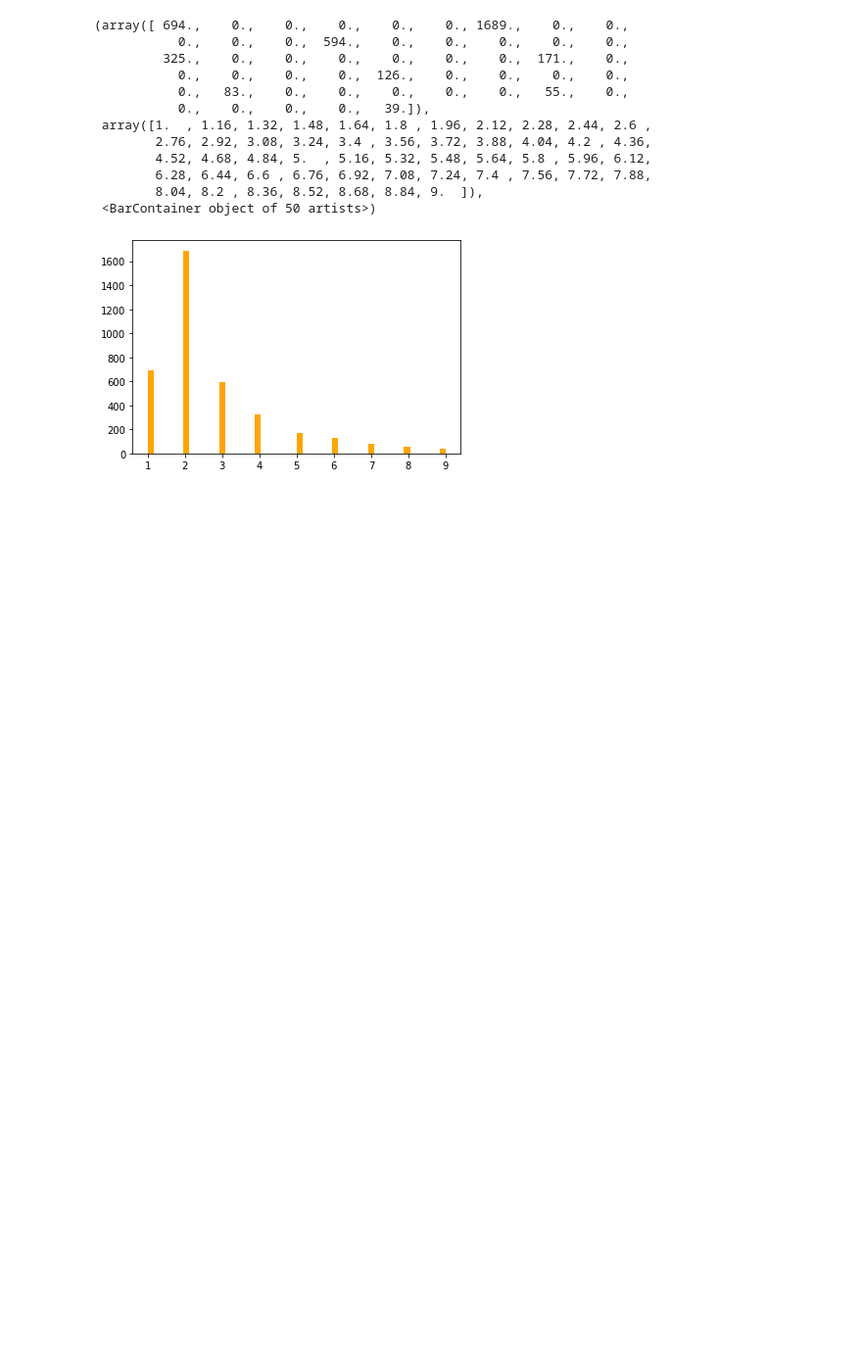
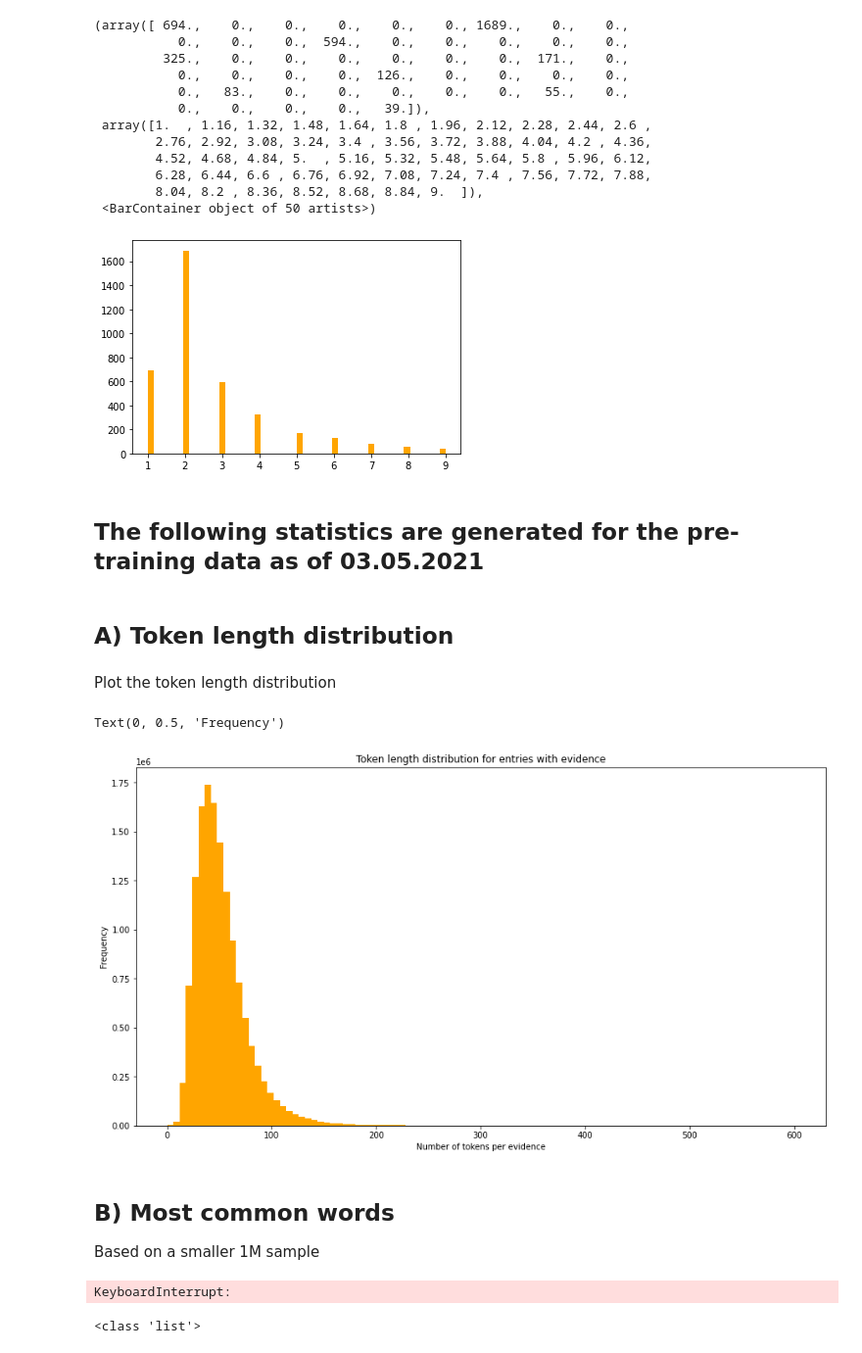
Before and after one commit to stonkgs/stonkgs, a Jupyter notebook: notebooks/indra_data_statistics.ipynb, the cells around one changed output. Shown: that part at 98% size. Saved outputs shown, nothing was run; the diff lists cells and outputs as text; code cells hidden in the pictures; blank space fills up the shorter version.

Commit message:
Add more data statistics for the newly generated pre-training dump

```diff
--- a/notebooks/indra_data_statistics.ipynb
+++ b/notebooks/indra_data_statistics.ipynb
@@ -452,3 +455,42 @@ plt.hist([i for i in evidence_per_triple_counts.values if i < 10], bins=50, colo
         8.04, 8.2 , 8.36, 8.52, 8.68, 8.84, 9.  ]),
  <BarContainer object of 50 artists>)
 [figure]
+# %% [markdown]
+
+## The following statistics are generated for the pre-training data as of 03.05.2021
+# %%
+all_triple_text_pairs = pd.read_csv(os.path.join(INPUT_DIR, 'pretraining_triples.tsv'), sep='\t', index_col=None)
+
+# Print the total number of triples
+print(f'Total number of triples: {len(all_triple_text_pairs)}')
+# %% [markdown]
+## A) Token length distribution
+# %%
+# Load the BioBERT tokenizer to be able to count the tokens later on
+biobert_tokenizer = AutoTokenizer.from_pretrained('dmis-lab/biobert-v1.1')
+
+# Count the number of tokens in each sequence
+token_counts = []
+
+with tqdm(total=all_triple_text_pairs.shape[0]) as pbar:
+    for i in all_triple_text_pairs["evidence"]:
+        try:
+            token_counts.append(len(biobert_tokenizer.tokenize(i)))
+        except:
+            print(f'Failed to tokenize the following sequence: {i}')
+        pbar.update(1)
+# %% [markdown]
+Plot the token length distribution
+# %%
+plt.figure(figsize=(15,8))
+plt.hist(token_counts, bins=100, color='orange', range=(0,600))
+plt.title('Token length distribution for entries with evidence')
+plt.xlabel('Number of tokens per evidence')
+plt.ylabel('Frequency')
+# %% [output]
+Text(0, 0.5, 'Frequency')
+[figure, added]
+# %% [markdown]
+## B) Most common words
+
+Based on a smaller 1M sample
@@ -454,0 +503,10 @@ plt.hist([i for i in evidence_per_triple_counts.values if i < 10], bins=50, colo
+# %%
+all_tokens = []
+for i in tqdm(range(sample_size)):
+    all_tokens.append(tokenized_samples.tokens(i))
+# %% [output]
+KeyboardInterrupt:
+# %%
+print(type(all_tokens[0]))
+# %% [output]
+<class 'list'>
```
Also changed, not shown: parts of 4 cells of this notebook.
